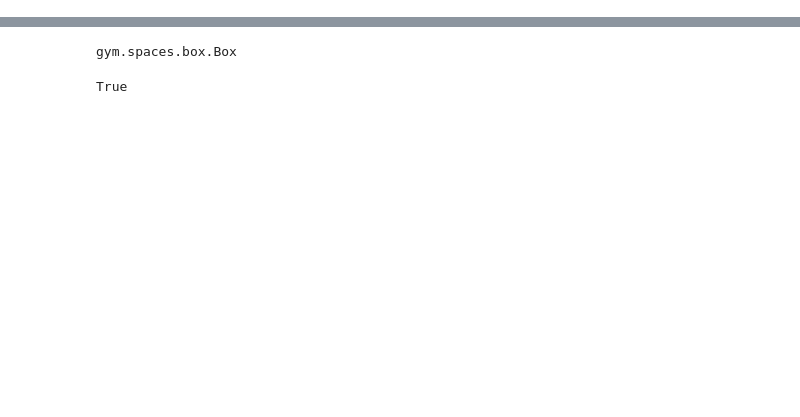
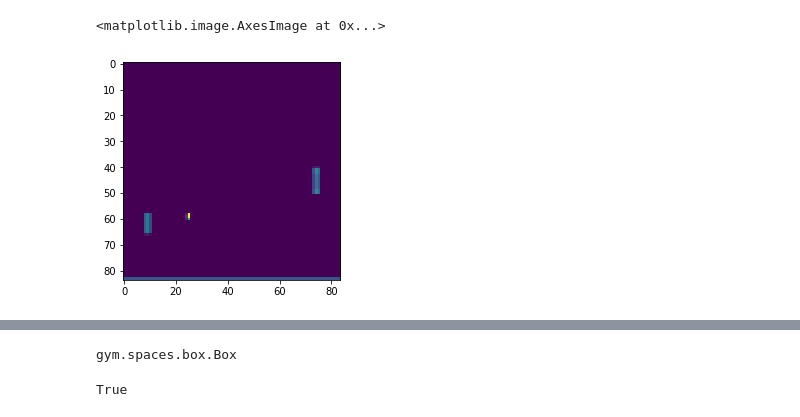
Before and after one commit to crgagne/cs294_IRL_Project, a Jupyter notebook: notebooks/DQN.ipynb, the cells around one changed output, grey strips where cells are left out. Saved outputs shown, nothing was run; the diff lists cells and outputs as text; code cells hidden in the pictures; blank space fills up the shorter version.

```diff
--- a/notebooks/DQN.ipynb
+++ b/notebooks/DQN.ipynb
@@ -8,0 +132,5 @@ import gym
+# %%
+plt.imshow(replay_buffer.obs[11,:,:,0])
+# %% [output]
+<matplotlib.image.AxesImage at 0x...>
+[figure, added]
```
Also changed, not shown: parts of 74 cells of this notebook, 40 other files.
